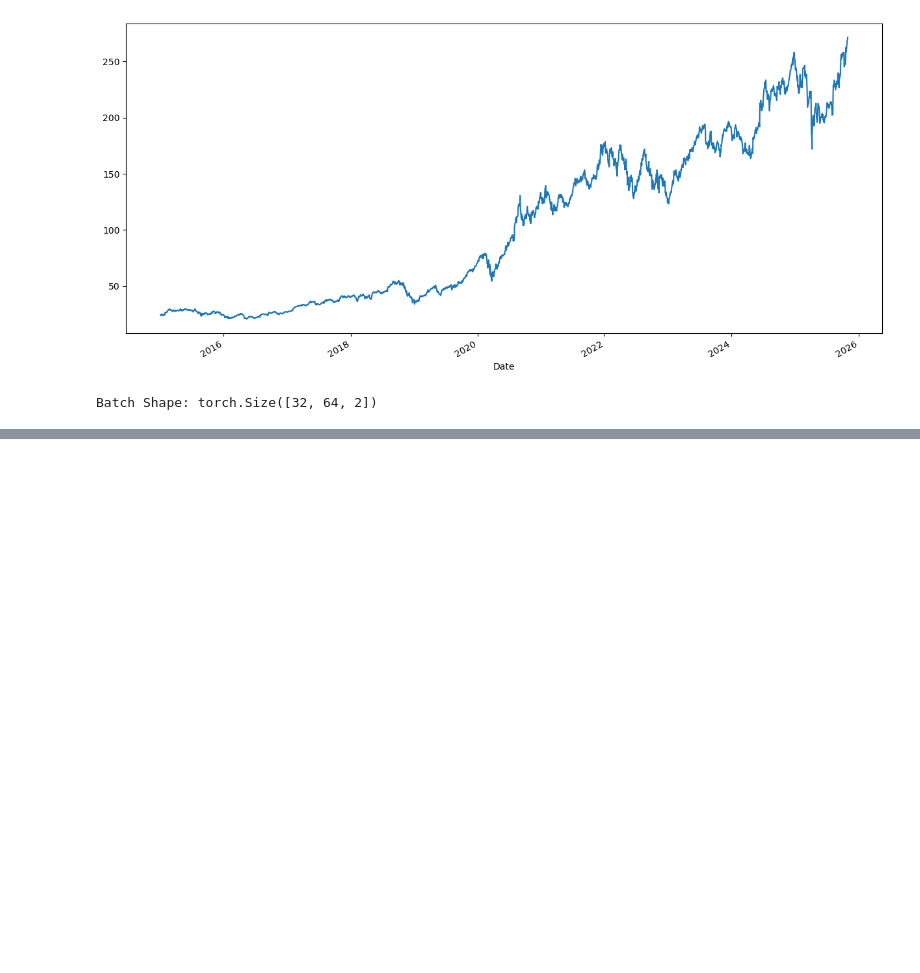
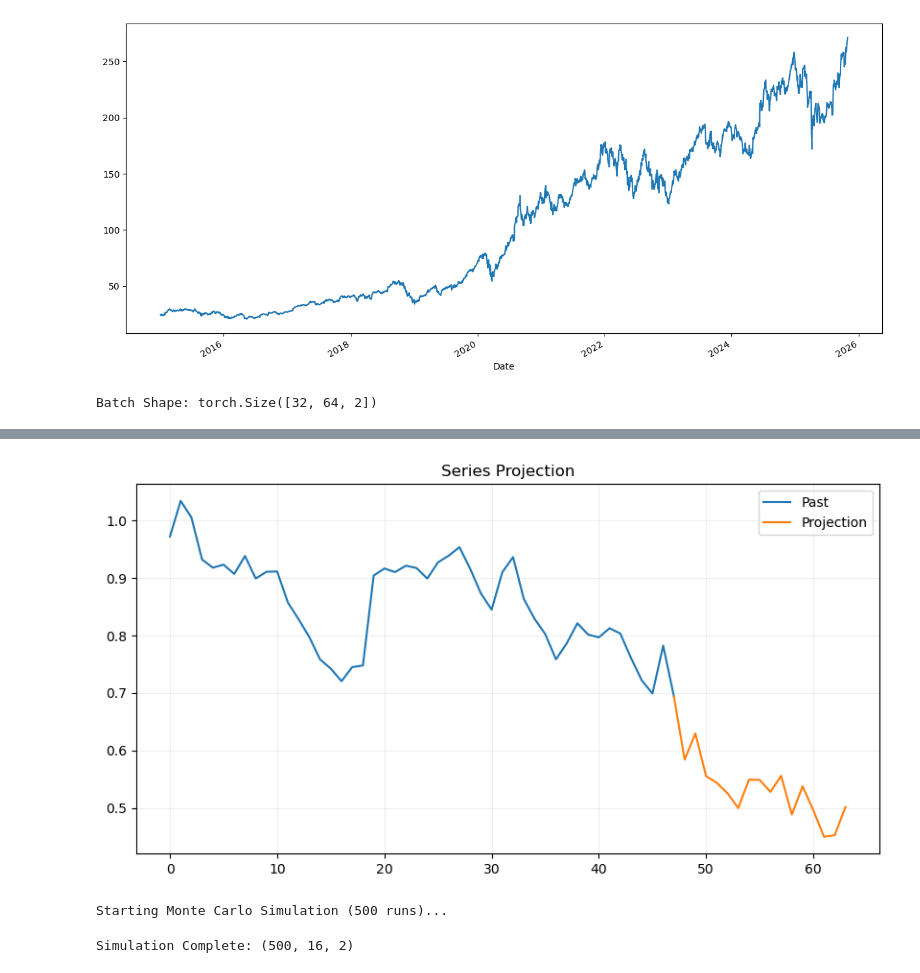
Before and after one commit to Narodomy/Time-Series-Generative-AI-for-Asset-Investment, a Jupyter notebook: notebooks/v2_playground.ipynb, the cells around one changed output, grey strips where cells are left out. Saved outputs shown, nothing was run; the diff lists cells and outputs as text; code cells hidden in the pictures; blank space fills up the shorter version.

```diff
--- a/notebooks/v2_playground.ipynb
+++ b/notebooks/v2_playground.ipynb
@@ -165,0 +140,24 @@ print("🎉 All Experiments Completed!")
+# %%
+# x = np.concatenate([hist_part[:, 0], forecasted_part[:, 0]])
+plot_projection(hist_part, forecasted_part, col=0)
+# %% [output]
+[figure, added]
+# %%
+n_simulations = 500
+mc_forecasts = []
+
+print(f"Starting Monte Carlo Simulation ({n_simulations} runs)...")
+
+for i in range(n_simulations):
+    _, forecast = diffusion.sample_forecast(
+        model=model,
+        hist_series=hist_series,
+        horizon=horizon
+    )
+    mc_forecasts.append(forecast)
+
+all_scenarios = np.array(mc_forecasts)
+print("Simulation Complete:", all_scenarios.shape)
+# %% [output]
+Starting Monte Carlo Simulation (500 runs)...
+Simulation Complete: (500, 16, 2)
```
Also changed, not shown: parts of 13 cells of this notebook, 3 other files.
